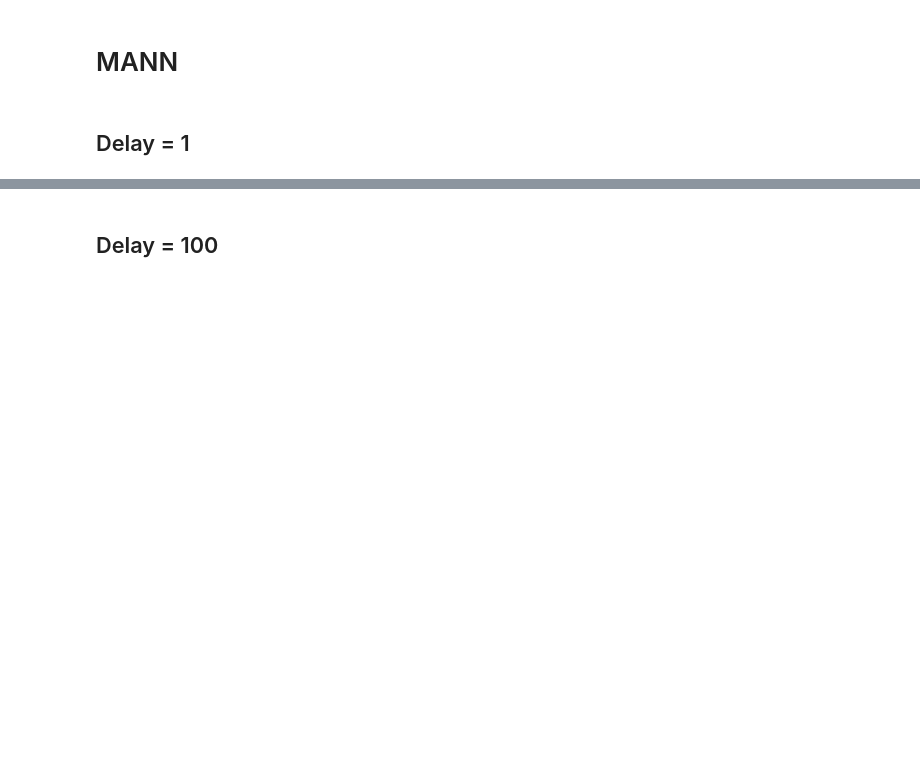
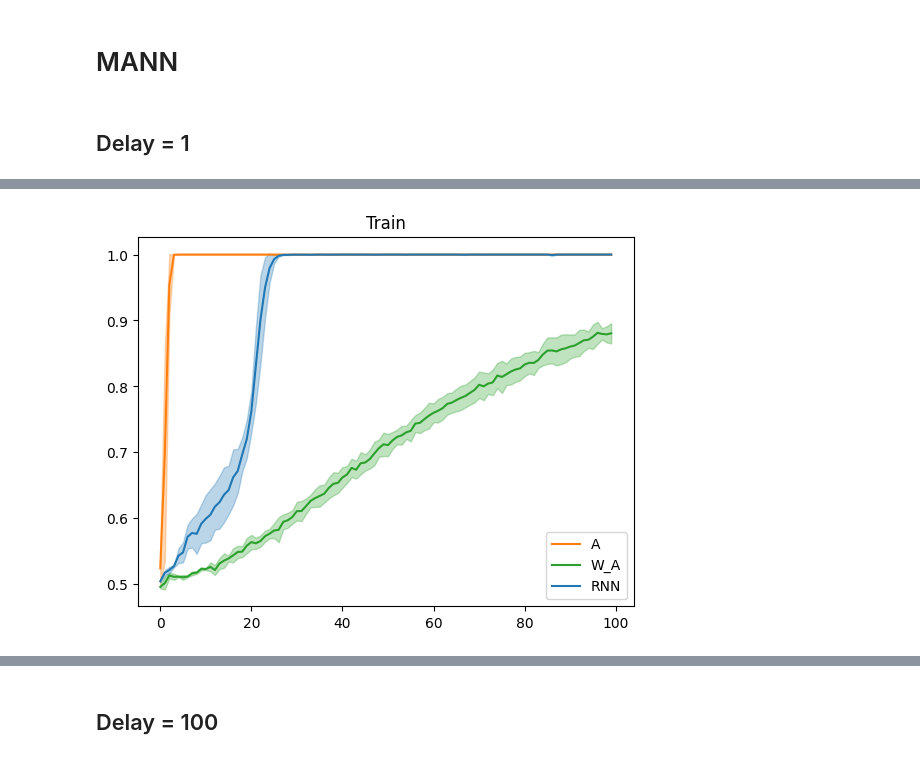
Before and after one commit to jiashuncheng/SCRNN, a Jupyter notebook: plot/plot.ipynb, the cells around one changed output, grey strips where cells are left out. Drawn from its saved outputs; the diff is of its cells as text; code cells hidden in the pictures; blank space fills up the shorter version.

```diff
--- a/plot/plot.ipynb
+++ b/plot/plot.ipynb
@@ -91,0 +5,49 @@ plt.show()
+# %%
+import matplotlib.pyplot as plt
+import numpy as np
+
+def data(*args):
+    all_train = []
+    all_test = []
+    for i in range(len(args)):
+        file = args[i]
+        with open(file, 'r') as f:
+            data = f.readlines()
+        train = []
+        test = []
+        for i in range(len(data)):
+            if 'Current training total accuracy: ' in data[i]:
+                train.append(float(data[i].split('Current training total accuracy: ')[1]))
+            if 'Test accuracy: ' in data[i]:
+                test.append(float(data[i].split( 'Test accuracy: ')[1]))
+        all_train.append(train)
+        all_test.append(test)
+    all_train = np.array(all_train)
+    all_test = np.array(all_test)
+    return range(len(train)), [all_train.mean(0), all_train.std(0)], [all_test.mean(0), all_test.std(0)]
+
+step, a_train_1, a_test_1 = data('/home/jiashuncheng/code/MANN/results/A_hidden50_seed1_delay1/logs/50_100_1_one_zero_ab_False_False_True.log',
+                                     '/home/jiashuncheng/code/MANN/results/A_hidden50_seed2_delay1/logs/50_100_2_one_zero_ab_False_False_True.log',
+                                     '/home/jiashuncheng/code/MANN/results/A_hidden50_seed3_delay1/logs/50_100_3_one_zero_ab_False_False_True.log')
+numbers = a_train_1
+plt.plot(step, numbers[0], label='A',color='C1')
+plt.fill_between(step, numbers[0]+numbers[1], numbers[0]-numbers[1], alpha=0.3,color='C1')
+
+step, w_a_train_1, w_a_test_1 = data('/home/jiashuncheng/code/MANN/results/W_A_hidden50_seed1_delay1/logs/50_100_1_one_zero_ab_False_False_False.log',
+                                     '/home/jiashuncheng/code/MANN/results/W_A_hidden50_seed2_delay1/logs/50_100_2_one_zero_ab_False_False_False.log',
+                                     '/home/jiashuncheng/code/MANN/results/W_A_hidden50_seed3_delay1/logs/50_100_3_one_zero_ab_False_False_False.log')
+numbers = w_a_train_1
+plt.plot(step, numbers[0], label='W_A',color='C2')
+plt.fill_between(step, numbers[0]+numbers[1], numbers[0]-numbers[1], alpha=0.3,color='C2')
+
+step, rnn_train_1, rnn_test_1 = data('/home/jiashuncheng/code/MANN/results/RNN_hidden50_seed1_delay1/logs/50_100_1_one_zero_ab_False_False_False.log',
+                                     '/home/jiashuncheng/code/MANN/results/RNN_hidden50_seed2_delay1/logs/50_100_2_one_zero_ab_False_False_False.log',
+                                     '/home/jiashuncheng/code/MANN/results/RNN_hidden50_seed3_delay1/logs/50_100_3_one_zero_ab_False_False_False.log')
+numbers = rnn_train_1
+plt.plot(step, numbers[0], label='RNN',color='C0')
+plt.fill_between(step, numbers[0]+numbers[1], numbers[0]-numbers[1], alpha=0.3,color='C0')
+plt.title('Train')
+plt.legend()
+plt.show()
+# %% [output]
+[figure, added]
```
Also changed, not shown: parts of 38 cells of this notebook, 3 other files.
